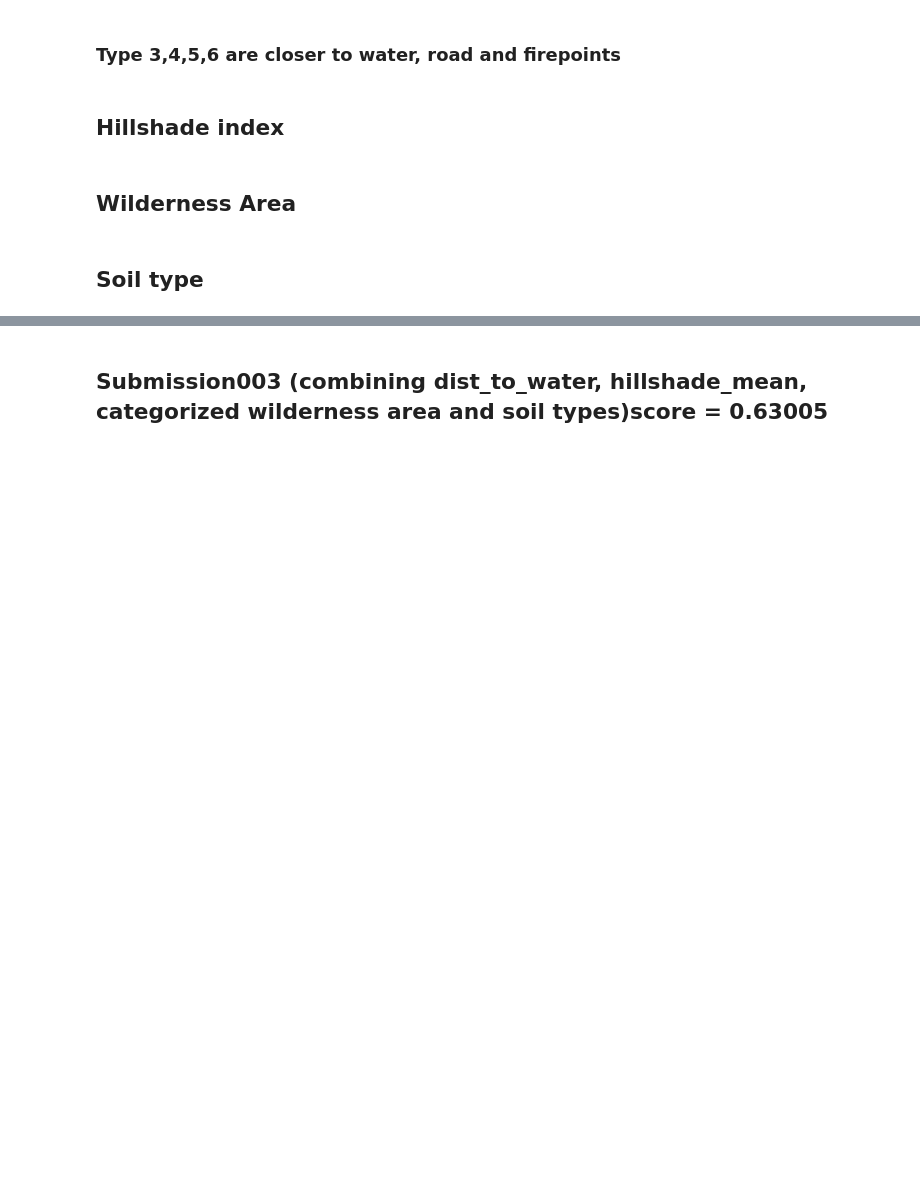
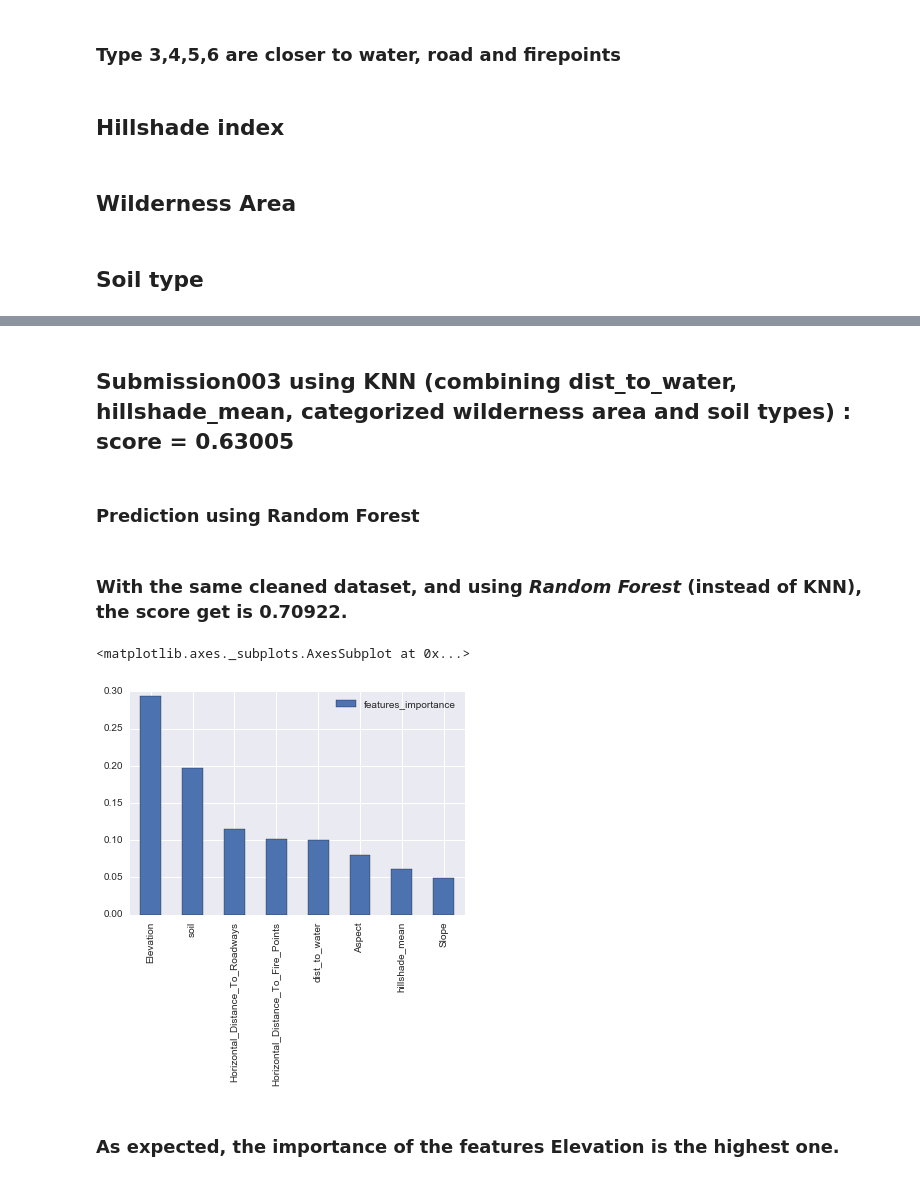
Before and after one commit to filipyoo/kaggle_forest_cover_type, a Jupyter notebook: kaggle_forest.ipynb, the cells around one changed output, grey strips where cells are left out. Drawn from its saved outputs; the diff is of its cells as text; code cells hidden in the pictures; blank space fills up the shorter version.

```diff
--- a/kaggle_forest.ipynb
+++ b/kaggle_forest.ipynb
@@ -13,0 +3,11 @@ train.head()
+# %%
+import numpy as np
+import pandas as pd
+import matplotlib.pyplot as plt
+import seaborn as sns
+%matplotlib inline
+
+train = pd.read_csv('data/forest_train.csv')
+test = pd.read_csv('data/forest_test.csv')
+
+train.head()
@@ -206,2 +216,29 @@ submission003.to_csv('forest_submission003.csv', index=False)
 # %% [markdown]
-## Submission003 (combining dist_to_water, hillshade_mean, categorized wilderness area and soil types)score = 0.63005
+## Submission003 using KNN (combining dist_to_water, hillshade_mean, categorized wilderness area and soil types) : score = 0.63005
+# %% [markdown]
+### Prediction using Random Forest
+# %%
+from sklearn.ensemble import RandomForestClassifier
+
+x_train = train[['Elevation', 'Aspect', 'Slope', 'Horizontal_Distance_To_Roadways', 'Horizontal_Distance_To_Fire_Points', 'dist_to_water', 'hillshade_mean', 'soil']]
+y_train = train.Cover_Type
+x_test = test[['Elevation', 'Aspect', 'Slope', 'Horizontal_Distance_To_Roadways', 'Horizontal_Distance_To_Fire_Points', 'dist_to_water_test', 'hillshade_mean_test', 'soil_test']]
+
+rf = RandomForestClassifier()
+rf.fit(x_train, y_train)
+y_test = rf.predict(x_test)
+
+submission004 = OrderedDict([('Id', test.Id), ('Cover_Type', y_test)])
+submission004 = pd.DataFrame.from_dict(submission004)
+submission004.to_csv('submission/forest_submission004.csv', index=False)
+# %% [markdown]
+### With the same cleaned dataset, and using *Random Forest* (instead of KNN), the score get is 0.70922.
+# %%
+# Plot the features importances
+feat_importance_df = pd.DataFrame(rf.feature_importances_, index=x_train.columns, columns=['features_importance'])
+feat_importance_df.sort_values(by='features_importance', ascending=False).plot(kind='bar')
+# %% [output]
+<matplotlib.axes._subplots.AxesSubplot at 0x...>
+[figure, added]
+# %% [markdown]
+### As expected, the importance of the features Elevation is the highest one.
```
Also changed, not shown: parts of 7 cells of this notebook.
